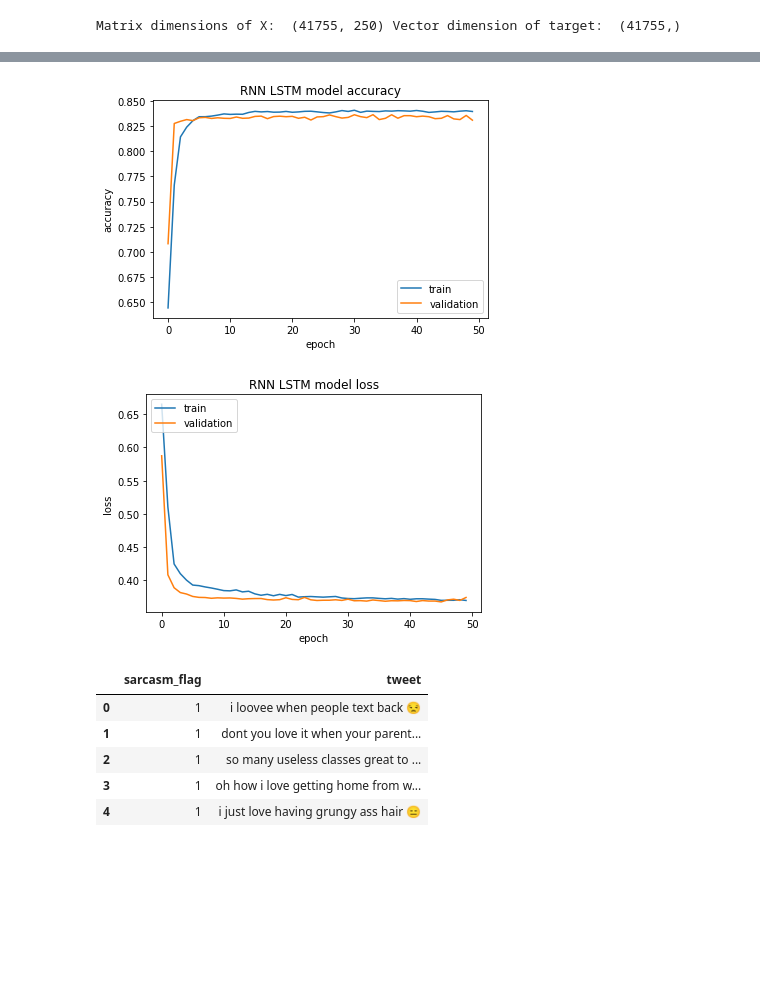
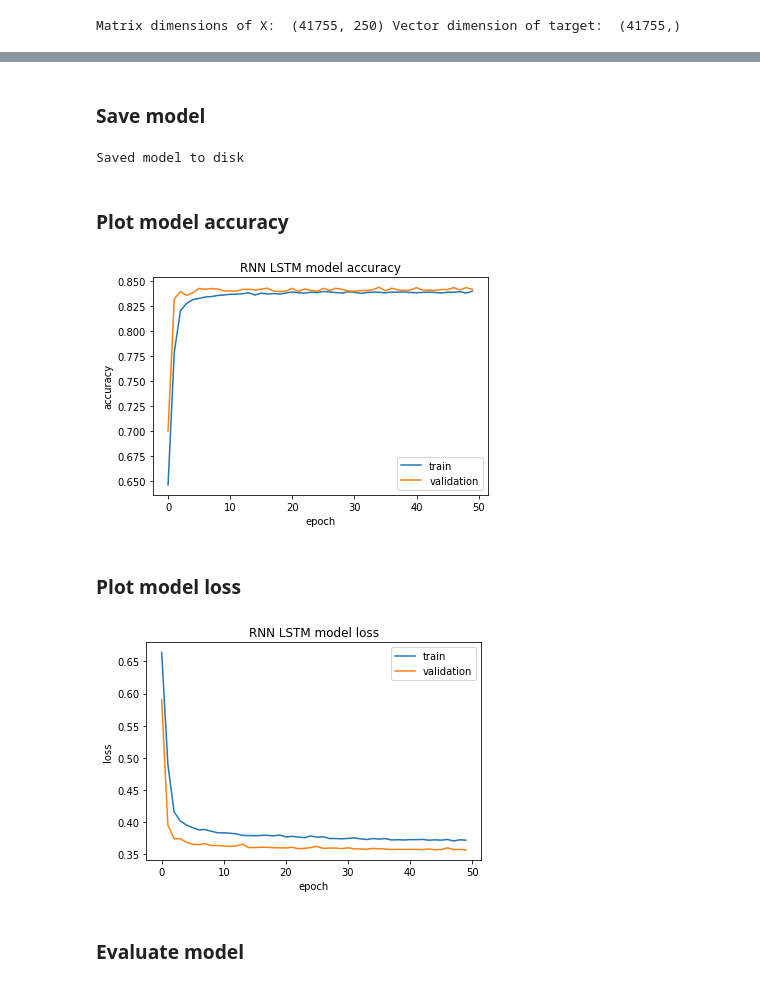
Before and after one commit to ratnadeepmitra/Sarcasm-Detection, a Jupyter notebook: RNN-LSTM.ipynb, the cells around one changed output, grey strips where cells are left out. Drawn from its saved outputs; the diff is of its cells as text; code cells hidden in the pictures; blank space fills up the shorter version.

```diff
--- a/RNN-LSTM.ipynb
+++ b/RNN-LSTM.ipynb
@@ -68,7 +53,6 @@ test = pd.read_csv("data/Test_v1.txt", sep='\t', header=None, names = ["test_sen
+# %%
+df = pd.read_csv("data_for_sarcasm_detection_RD.txt", sep='\t', names = ["sarcasm_flag", "tweet"])
 # %%
-train = train.drop(["train_sen"],axis=1)
-test = test.drop(["test_sen"],axis=1)
-df = pd.concat([train, test])
 df = shuffle(df)
 print(list(df))
 print(df.shape)
@@ -217,5 +200,6 @@ Epoch 50/50
+# %% [markdown]
+### Save model
 # %%
-# Save the model
 # Serialize model to JSON
 model_digit_json = model.to_json()
 with open("model_sarcasm.json", "w") as json_file:
@@ -224,6 +208,10 @@ with open("model_sarcasm.json", "w") as json_file:
 # Serialize weights to HDF5
 model.save_weights("model_sarcasm.h5")
 print("Saved model to disk")
+# %% [output]
+Saved model to disk
+# %% [markdown]
+### Plot model accuracy
 # %%
 plt.plot(modelrnn_train.history['acc'])
 plt.plot(modelrnn_train.history['val_acc'])
@@ -233,31 +221,21 @@ plt.xlabel('epoch')
 plt.legend(['train', 'validation'], loc='bottom right')
 plt.show()
 # %% [output]
-[figure, old version]
+[figure, new version]
+# %% [markdown]
+### Plot model loss
 # %%
 plt.plot(modelrnn_train.history['loss'])
 plt.plot(modelrnn_train.history['val_loss'])
 plt.title('RNN LSTM model loss')
 plt.ylabel('loss')
 plt.xlabel('epoch')
-plt.legend(['train', 'validation'], loc='upper left')
+plt.legend(['train', 'validation'], loc='upper right')
 plt.show()
 # %% [output]
-[figure, old version]
+[figure, new version]
-# %%
-test = pd.read_csv("data/Test_v1.txt", sep='\t', header=None, names = ["test_sen", "sarcasm_flag", "tweet"])
-test = test.drop(["test_sen"],axis=1)
-test['tweet'] = test['tweet'].apply(tweet_cleanup_urls_hashtags)
-test['tweet'] = test['tweet'].str.lower()
-test['tweet'] = test['tweet'].map(lambda x: strip_punctuation(x))
-test.head()
-# %% [output]
-|  | sarcasm_flag | tweet |
-| 0 | 1 | i loovee when people text back 😒 |
-| 1 | 1 | dont you love it when your parent... |
-| 2 | 1 | so many useless classes great to ... |
-| 3 | 1 | oh how i love getting home from w... |
-| 4 | 1 | i just love having grungy ass hair 😑 |
+# %% [markdown]
+### Evaluate model
 # %%
 loss, accuracy = model.evaluate(x_test, y_test, verbose=1)
 print("\nTest Accuracy: %.2f%%" % (accuracy*100))
```
Also changed, not shown: parts of 16 cells of this notebook, 3 other files.
